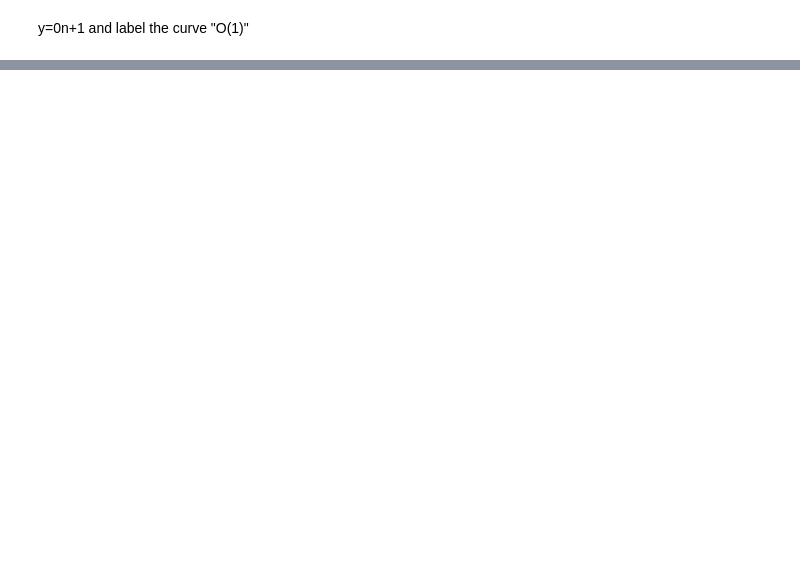
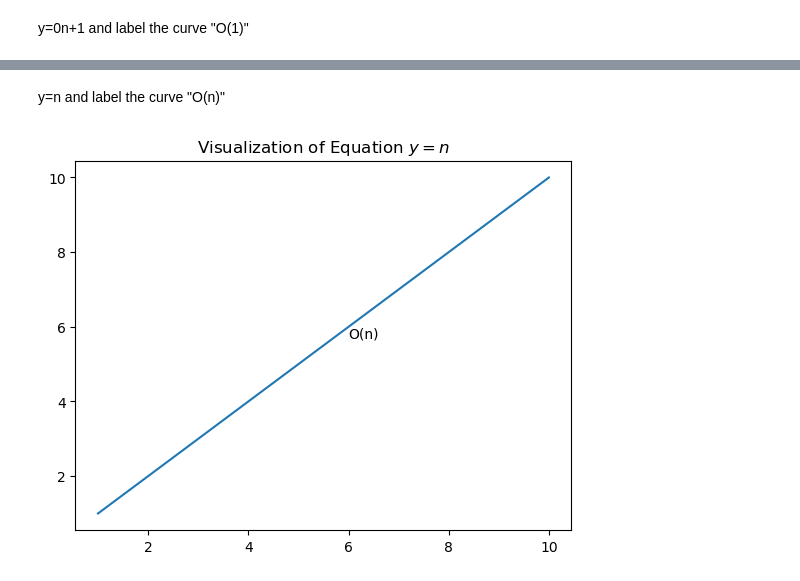
Before and after one commit to Adam-Harris87/numpy-pandas-visualization-exercises, a Jupyter notebook: big_o_notation.ipynb, the cells around one changed output, grey strips where cells are left out. Drawn from its saved outputs; the diff is of its cells as text; code cells hidden in the pictures; blank space fills up the shorter version.

```diff
--- a/big_o_notation.ipynb
+++ b/big_o_notation.ipynb
@@ -30,0 +81,12 @@ plt.show();
+# %% [markdown]
+y=n
+ and label the curve "O(n)"
+# %%
+
+plt.plot(x3, y3, label='O(n)')
+plt.text(6, 5.7, 'O(n)')
+plt.title('Visualization of Equation $y=n$')
+
+plt.show();
+# %% [output]
+[figure, added]
```
Also changed, not shown: parts of 18 cells of this notebook, 2 other files.
